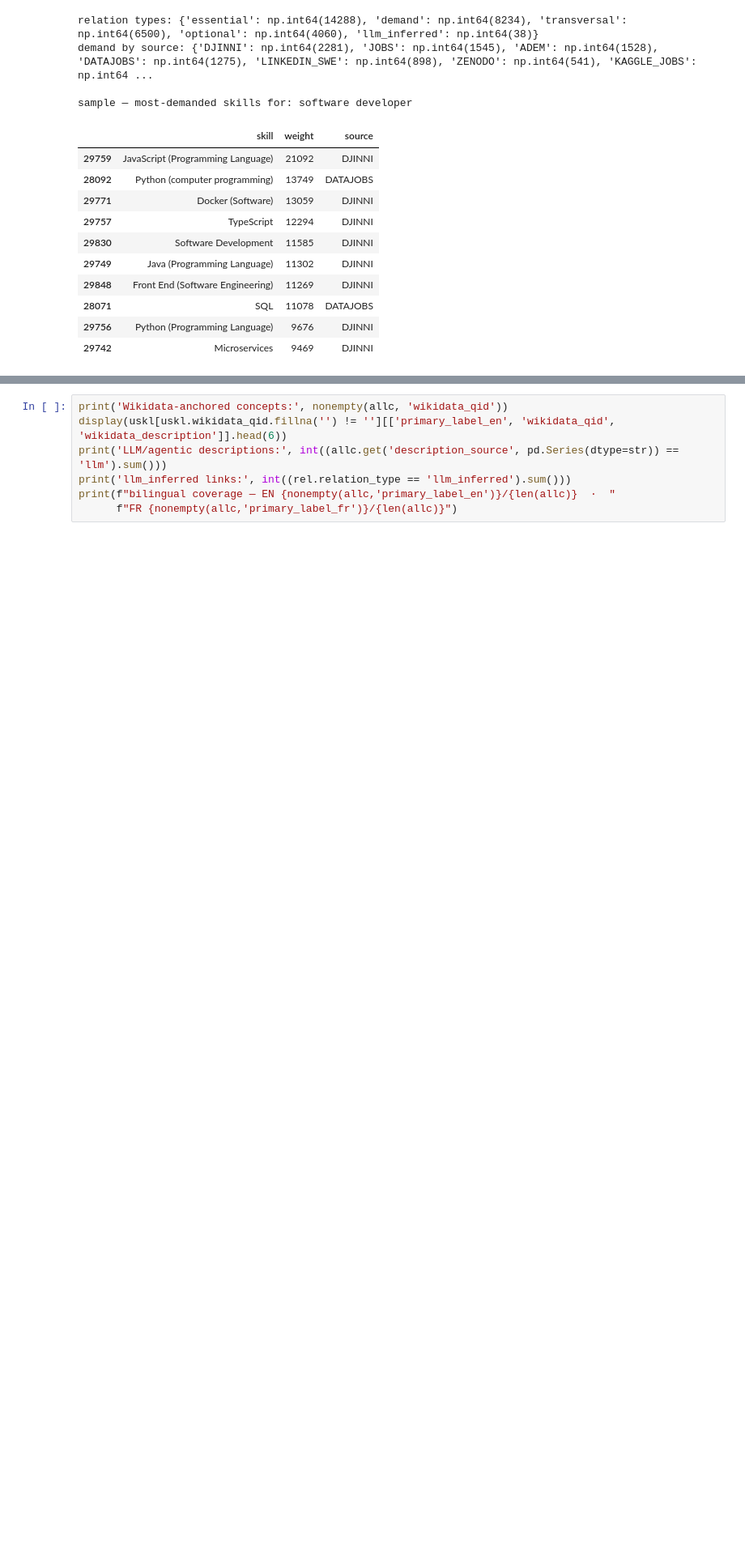
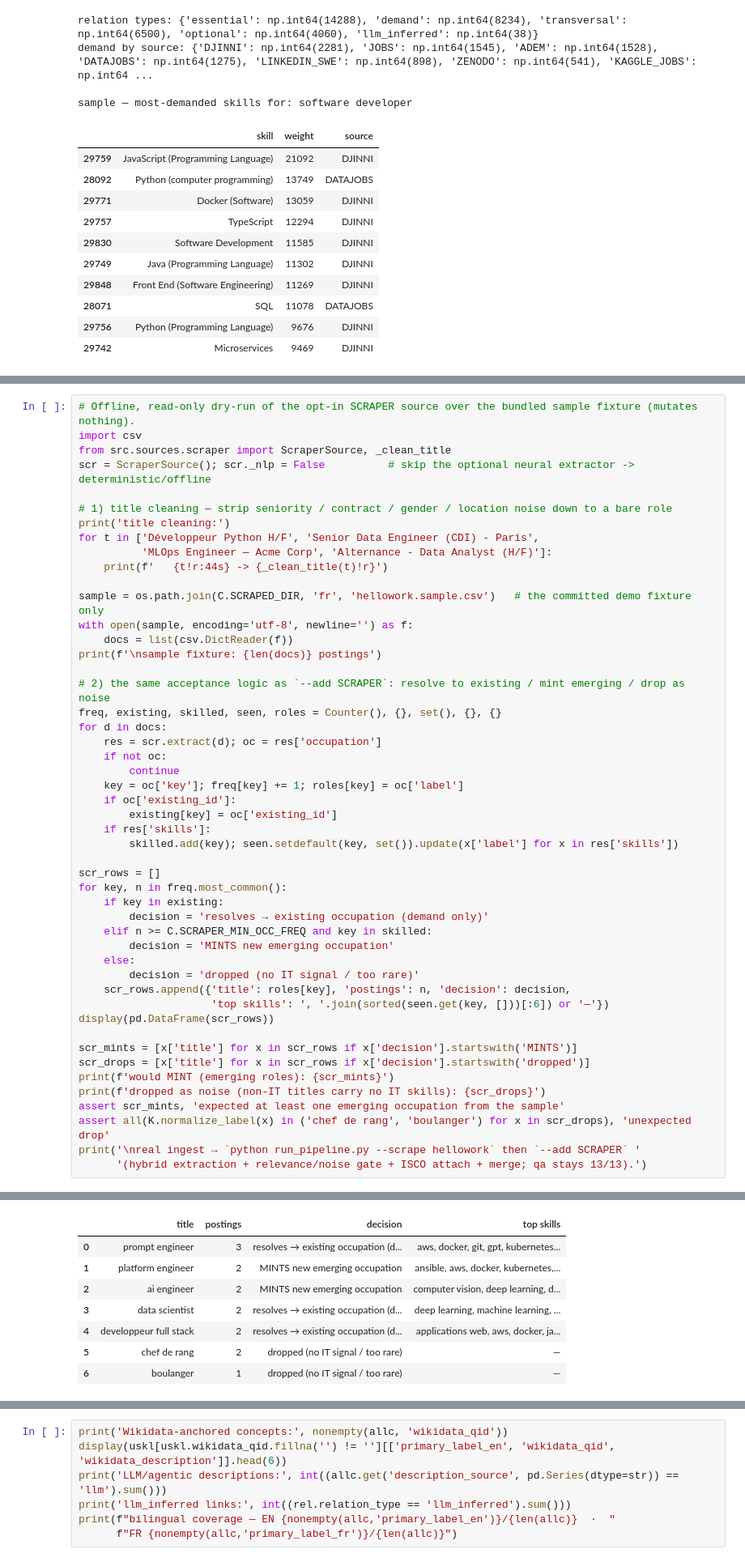
Before and after one commit to YoussefDhb/JobKB, a Jupyter notebook: notebooks/inspect.ipynb, the cells around one changed output, grey strips where cells are left out. Shown at 81% size. Cells and saved outputs as stored; diff of their text form; blank space fills up the shorter version.

```diff
--- a/notebooks/inspect.ipynb
+++ b/notebooks/inspect.ipynb
@@ -192,0 +335,50 @@ sample — most-demanded skills for: software developer
+# %%
+# Offline, read-only dry-run of the opt-in SCRAPER source over the bundled sample fixture (mutates nothing).
+import csv
+from src.sources.scraper import ScraperSource, _clean_title
+scr = ScraperSource(); scr._nlp = False          # skip the optional neural extractor -> deterministic/offline
+
+# 1) title cleaning — strip seniority / contract / gender / location noise down to a bare role
+print('title cleaning:')
+for t in ['Développeur Python H/F', 'Senior Data Engineer (CDI) - Paris',
+          'MLOps Engineer — Acme Corp', 'Alternance - Data Analyst (H/F)']:
+    print(f'   {t!r:44s} -> {_clean_title(t)!r}')
+
+sample = os.path.join(C.SCRAPED_DIR, 'fr', 'hellowork.sample.csv')   # the committed demo fixture only
+with open(sample, encoding='utf-8', newline='') as f:
+    docs = list(csv.DictReader(f))
+print(f'\nsample fixture: {len(docs)} postings')
+
+# 2) the same acceptance logic as `--add SCRAPER`: resolve to existing / mint emerging / drop as noise
+freq, existing, skilled, seen, roles = Counter(), {}, set(), {}, {}
+for d in docs:
+    res = scr.extract(d); oc = res['occupation']
+    if not oc:
+        continue
+    key = oc['key']; freq[key] += 1; roles[key] = oc['label']
+    if oc['existing_id']:
+        existing[key] = oc['existing_id']
+    if res['skills']:
+        skilled.add(key); seen.setdefault(key, set()).update(x['label'] for x in res['skills'])
+
+scr_rows = []
+for key, n in freq.most_common():
+    if key in existing:
+        decision = 'resolves → existing occupation (demand only)'
+    elif n >= C.SCRAPER_MIN_OCC_FREQ and key in skilled:
+        decision = 'MINTS new emerging occupation'
+    else:
+        decision = 'dropped (no IT signal / too rare)'
+    scr_rows.append({'title': roles[key], 'postings': n, 'decision': decision,
+                     'top skills': ', '.join(sorted(seen.get(key, []))[:6]) or '—'})
+display(pd.DataFrame(scr_rows))
+
+scr_mints = [x['title'] for x in scr_rows if x['decision'].startswith('MINTS')]
+scr_drops = [x['title'] for x in scr_rows if x['decision'].startswith('dropped')]
+print(f'would MINT (emerging roles): {scr_mints}')
+print(f'dropped as noise (non-IT titles carry no IT skills): {scr_drops}')
+assert scr_mints, 'expected at least one emerging occupation from the sample'
+assert all(K.normalize_label(x) in ('chef de rang', 'boulanger') for x in scr_drops), 'unexpected drop'
+print('\nreal ingest → `python run_pipeline.py --scrape hellowork` then `--add SCRAPER` '
+      '(hybrid extraction + relevance/noise gate + ISCO attach + merge; qa stays 13/13).')
+# %% [output]
@@ -192,0 +392,8 @@ sample — most-demanded skills for: software developer
+|  | title | postings | decision | top skills |
+| 0 | prompt engineer | 3 | resolves → existing occupation (d... | aws, docker, git, gpt, kubernetes... |
+| 1 | platform engineer | 2 | MINTS new emerging occupation | ansible, aws, docker, kubernetes,... |
+| 2 | ai engineer | 2 | MINTS new emerging occupation | computer vision, deep learning, d... |
+| 3 | data scientist | 2 | resolves → existing occupation (d... | deep learning, machine learning, ... |
+| 4 | developpeur full stack | 2 | resolves → existing occupation (d... | applications web, aws, docker, ja... |
+| 5 | chef de rang | 2 | dropped (no IT signal / too rare) | — |
+| 6 | boulanger | 1 | dropped (no IT signal / too rare) | — |
```
Also changed, not shown: parts of 23 cells of this notebook, 9 other files.
